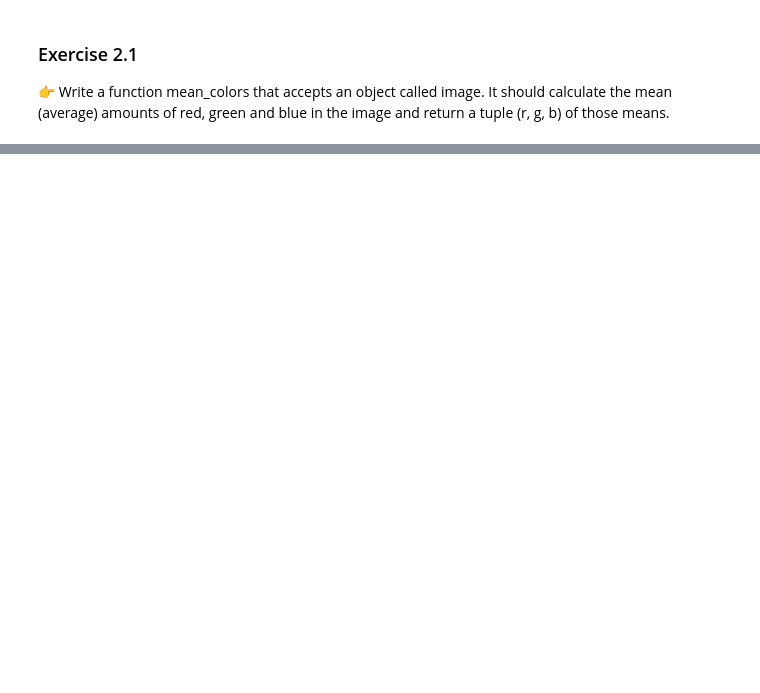
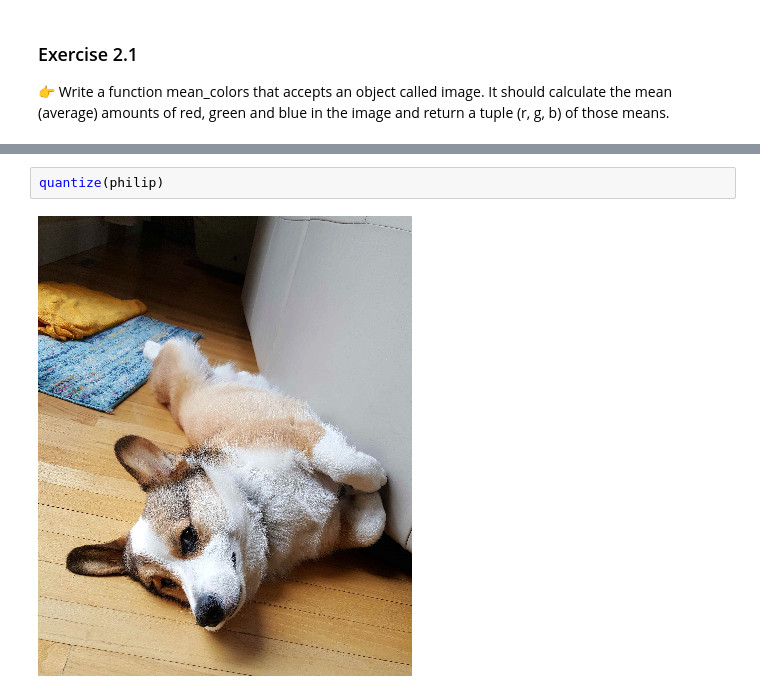
Before and after one commit to MSulSal/computational-thinking, a Jupyter notebook: week1/hw1/hw1.ipynb, the cells around one changed output, grey strips where cells are left out. Cells and saved outputs as stored; diff of their text form; blank space fills up the shorter version.

```diff
--- a/week1/hw1/hw1.ipynb
+++ b/week1/hw1/hw1.ipynb
@@ -111,0 +263,4 @@ end
+# %%
+quantize(philip)
+# %% [output]
+[figure, added]
```
Also changed, not shown: parts of 27 cells of this notebook.
